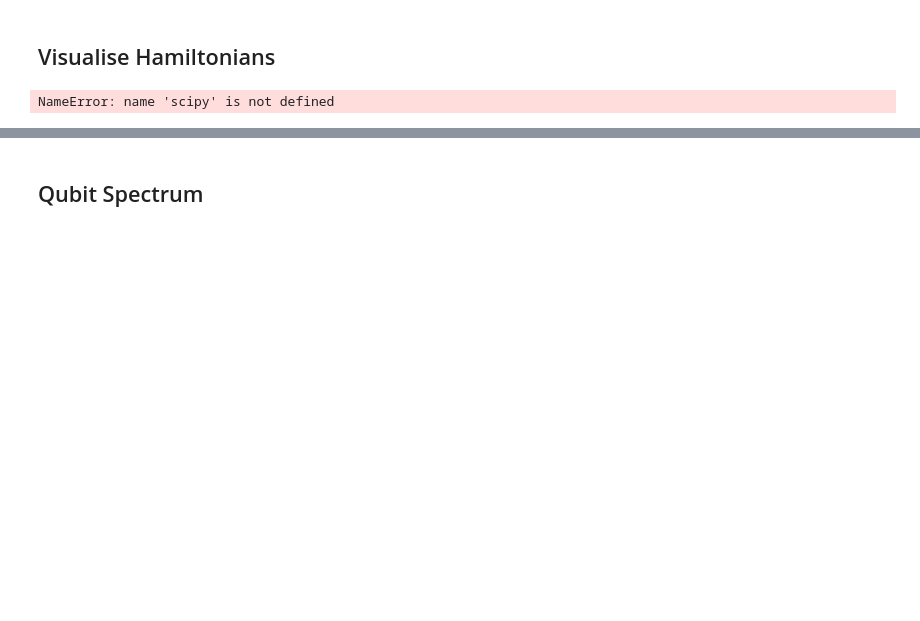
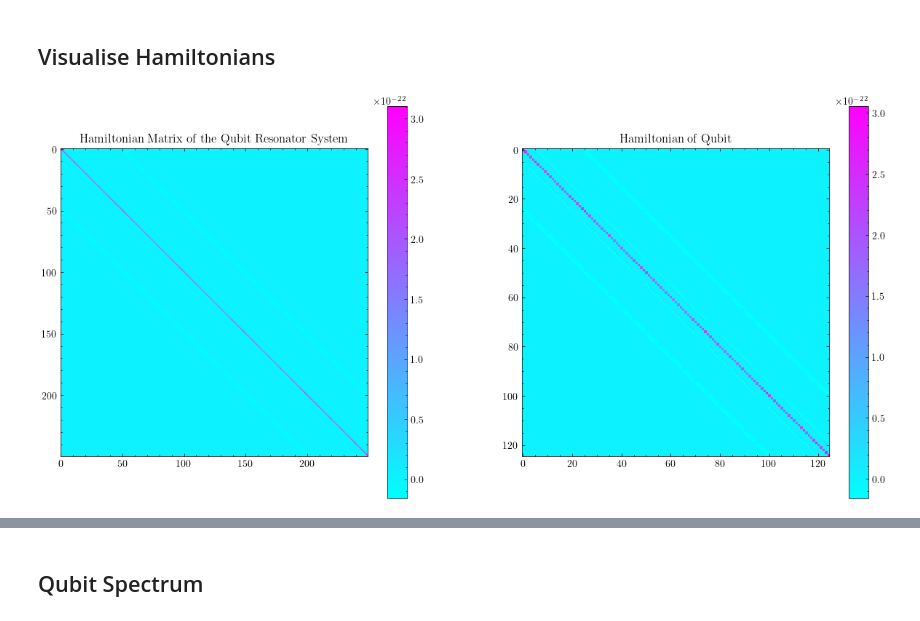
Before and after one commit to Dan5762/Transmon-Project, a Jupyter notebook: circuit_models/resonator_coupling.ipynb, the cells around one changed output, grey strips where cells are left out. Drawn from its saved outputs; the diff is of its cells as text; code cells hidden in the pictures; blank space fills up the shorter version.

```diff
--- a/circuit_models/resonator_coupling.ipynb
+++ b/circuit_models/resonator_coupling.ipynb
@@ -70,27 +74,27 @@ omega: (7.533789444167156e-23+2.938735877055719e-39j)
 # %%
 system = RCCircuit(ncut=2, mcut=2)
 
 H_qr = system.get_H_qr()
 H_q = system.get_H_q()
 
-if type(H_q) == scipy.sparse.csr.csr_matrix:
+if type(H_q) == sp.sparse.csr.csr_matrix:
     H_q = H_q.toarray()
     H_qr = H_qr.toarray()
 
 f = plt.figure(figsize=(15,7))
 
 ax1 = f.add_subplot(121)
 ax1.title.set_text('Hamiltonian Matrix of the Qubit Resonator System')
 im1 = ax1.imshow(np.real(H_qr), cmap=plt.get_cmap('cool'))
 f.colorbar(im1)
 
 ax2 = f.add_subplot(122)
 ax2.title.set_text('Hamiltonian of Qubit')
 im2 = ax2.imshow(np.real(H_q), cmap=plt.get_cmap('cool'))
 f.colorbar(im2)
 plt.show()
 # %% [output]
-NameError: name 'scipy' is not defined
+[figure, added]
 # %%
 system = RCCircuit(ncut=1, mcut=2, ng=0.5, EJ=121e8)
 
```
Also changed, not shown: parts of 4 cells of this notebook, 4 other files.
